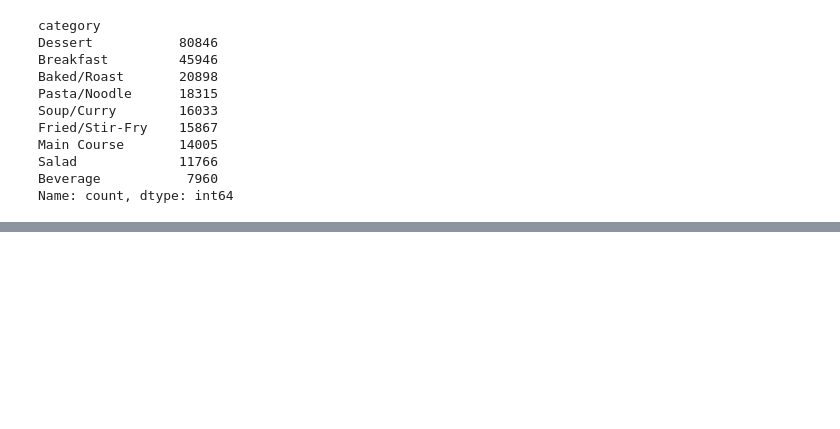
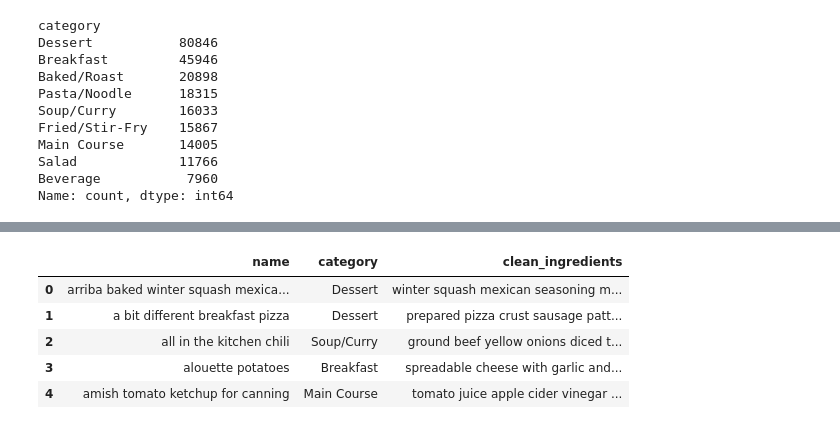
Before and after one commit to ChanapatArt/tuyen, a Jupyter notebook: backend_api/notebooks/01_data_cleaning.ipynb, the cells around one changed output, grey strips where cells are left out. Cells and saved outputs as stored; diff of their text form; code cells hidden in the pictures; blank space fills up the shorter version.

Commit message:
cleanRecipes

```diff
--- a/backend_api/notebooks/01_data_cleaning.ipynb
+++ b/backend_api/notebooks/01_data_cleaning.ipynb
@@ -107,4 +107,14 @@ df_clean.head()
 | 3 | alouette potatoes | 59389 | 45 | 68585 | 2003-04-14 | [60-minutes-or-less, time-to-make... | 11 | [place potatoes in a large pot of... | this is a super easy, great tasti... | ... |
 | 4 | amish tomato ketchup for canning | 44061 | 190 | 41706 | 2002-10-25 | [weeknight, time-to-make, course,... | 5 | [mix all ingredients& boil for 2 ... | my dh's amish mother raised him o... | ... |
 # %%
-#prepare ingredients for search engine
+#Prepare Ingredients for Search Engine
+#ทำ String Aggregation List -> Flat String  เพื่อใช้ NLP เวลาทำ Recommendation
+df_clean['clean_ingredients'] = df_clean['ingredients'].apply(lambda x: ' '.join(x))
+df_clean[['name', 'category', 'clean_ingredients']].head()
+# %% [output]
+|  | name | category | clean_ingredients |
+| 0 | arriba baked winter squash mexica... | Dessert | winter squash mexican seasoning m... |
+| 1 | a bit different breakfast pizza | Dessert | prepared pizza crust sausage patt... |
+| 2 | all in the kitchen chili | Soup/Curry | ground beef yellow onions diced t... |
+| 3 | alouette potatoes | Breakfast | spreadable cheese with garlic and... |
+| 4 | amish tomato ketchup for canning | Main Course | tomato juice apple cider vinegar ... |
```
Also changed, not shown: parts of 2 cells of this notebook.
